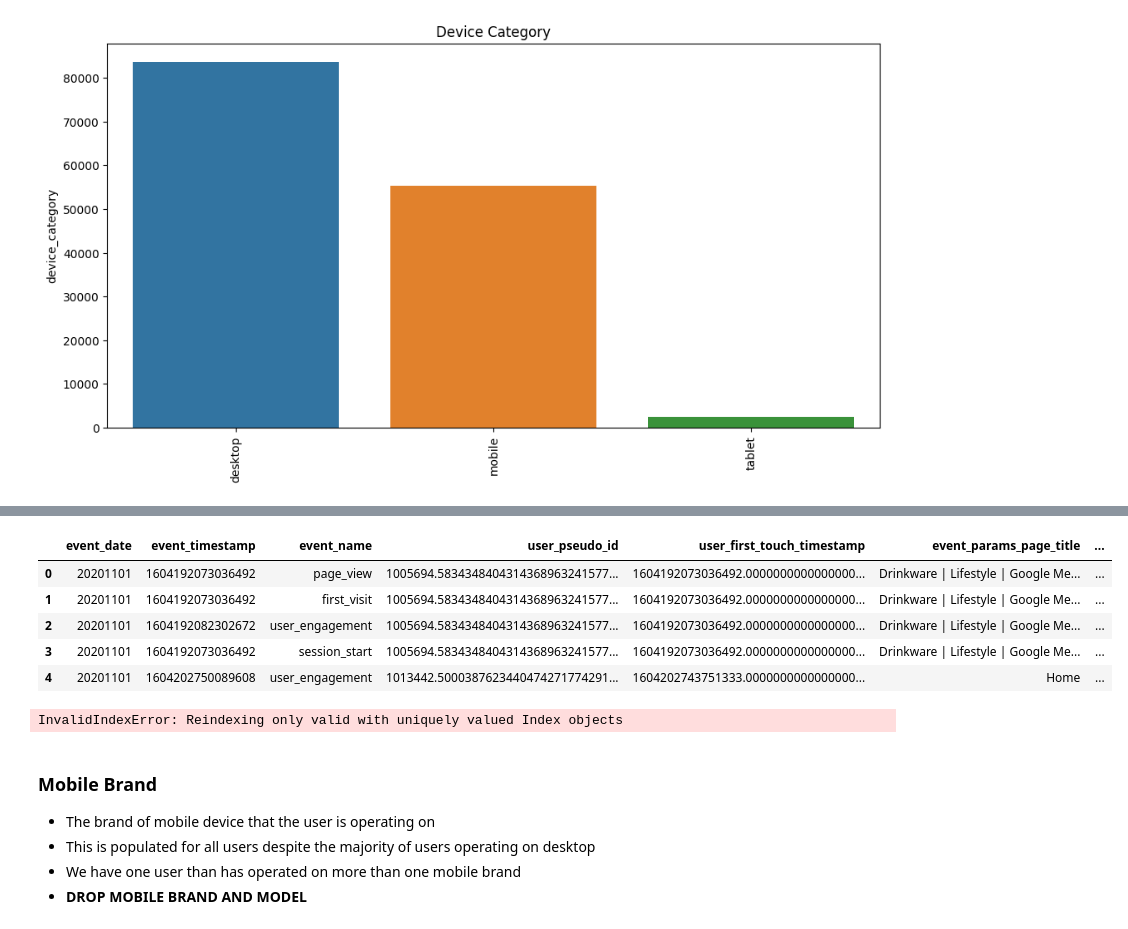
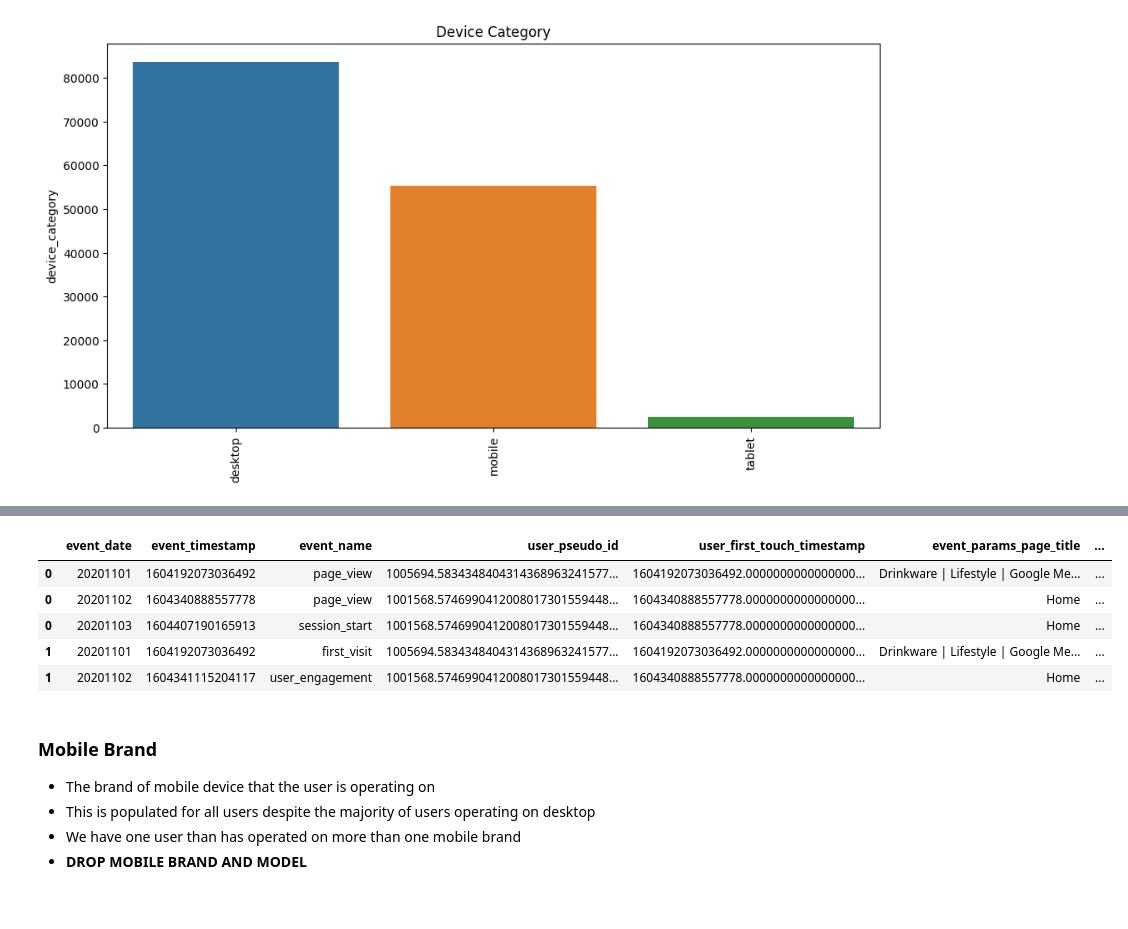
Before and after one commit to alexhalenke/Predicting_Purchase_Intention, a Jupyter notebook: notebooks/JWFE.ipynb, the cells around one changed output, grey strips where cells are left out. Cells and saved outputs as stored; diff of their text form; code cells hidden in the pictures.

```diff
--- a/notebooks/JWFE.ipynb
+++ b/notebooks/JWFE.ipynb
@@ -493,2 +553,0 @@ Error:
-# %%
-enc_df['user_pseudo_id'] = 1
@@ -499,16 +554,13 @@ ValueError: cannot reindex on an axis with duplicate labels
-# %%
-df.head()
-# %% [output]
-|  | event_date | event_timestamp | event_name | user_pseudo_id | user_first_touch_timestamp | event_params_page_title | ... |
-| 0 | 20201101 | 1604192073036492 | page_view | 1005694.5834348404314368963241577... | 1604192073036492.0000000000000000... | Drinkware | Lifestyle | Google Me... | ... |
-| 1 | 20201101 | 1604192073036492 | first_visit | 1005694.5834348404314368963241577... | 1604192073036492.0000000000000000... | Drinkware | Lifestyle | Google Me... | ... |
-| 2 | 20201101 | 1604192082302672 | user_engagement | 1005694.5834348404314368963241577... | 1604192073036492.0000000000000000... | Drinkware | Lifestyle | Google Me... | ... |
-| 3 | 20201101 | 1604192073036492 | session_start | 1005694.5834348404314368963241577... | 1604192073036492.0000000000000000... | Drinkware | Lifestyle | Google Me... | ... |
-| 4 | 20201101 | 1604202750089608 | user_engagement | 1013442.5000387623440474271774291... | 1604202743751333.0000000000000000... | Home | ... |
-# %%
-pd.concat([df,enc_df],axis=1)
-# %% [output]
-InvalidIndexError: Reindexing only valid with uniquely valued Index objects
+# %%
+ohe_df = df.join(enc_df)
+ohe_df.head()
+# %% [output]
+|  | event_date | event_timestamp | event_name | user_pseudo_id | user_first_touch_timestamp | event_params_page_title | ... |
+| 0 | 20201101 | 1604192073036492 | page_view | 1005694.5834348404314368963241577... | 1604192073036492.0000000000000000... | Drinkware | Lifestyle | Google Me... | ... |
+| 0 | 20201102 | 1604340888557778 | page_view | 1001568.5746990412008017301559448... | 1604340888557778.0000000000000000... | Home | ... |
+| 0 | 20201103 | 1604407190165913 | session_start | 1001568.5746990412008017301559448... | 1604340888557778.0000000000000000... | Home | ... |
+| 1 | 20201101 | 1604192073036492 | first_visit | 1005694.5834348404314368963241577... | 1604192073036492.0000000000000000... | Drinkware | Lifestyle | Google Me... | ... |
+| 1 | 20201102 | 1604341115204117 | user_engagement | 1001568.5746990412008017301559448... | 1604340888557778.0000000000000000... | Home | ... |
 # %% [markdown]
 ### Mobile Brand
 - The brand of mobile device that the user is operating on
```
Also changed, not shown: parts of 59 cells of this notebook, 2 other files.
